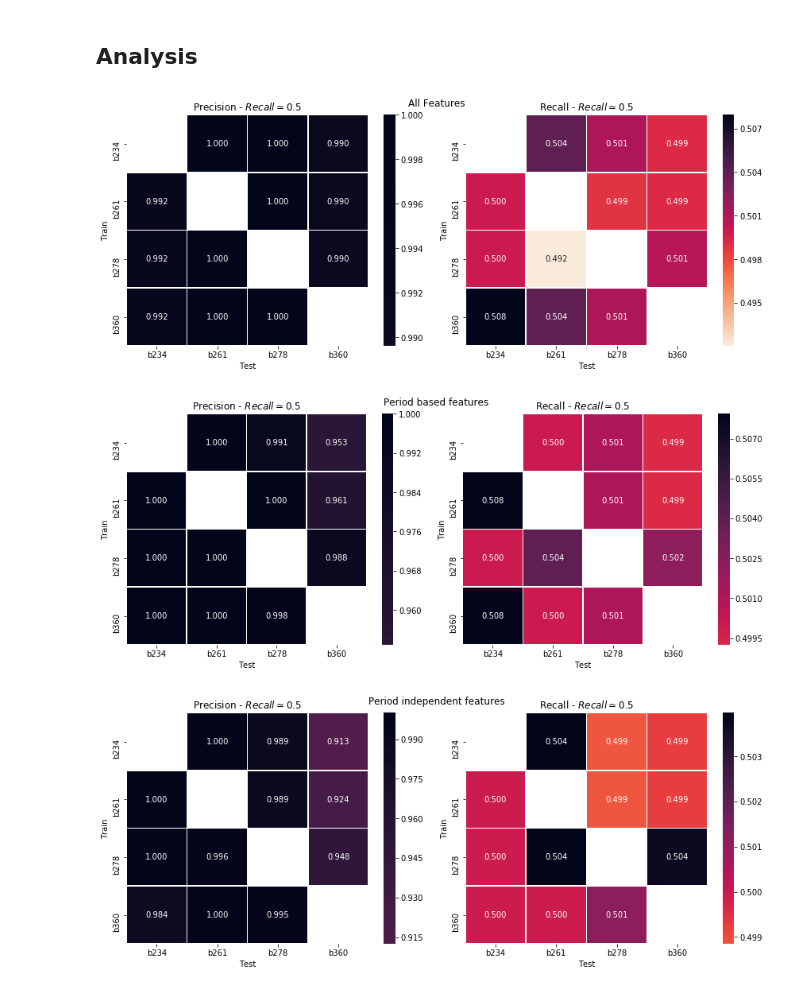
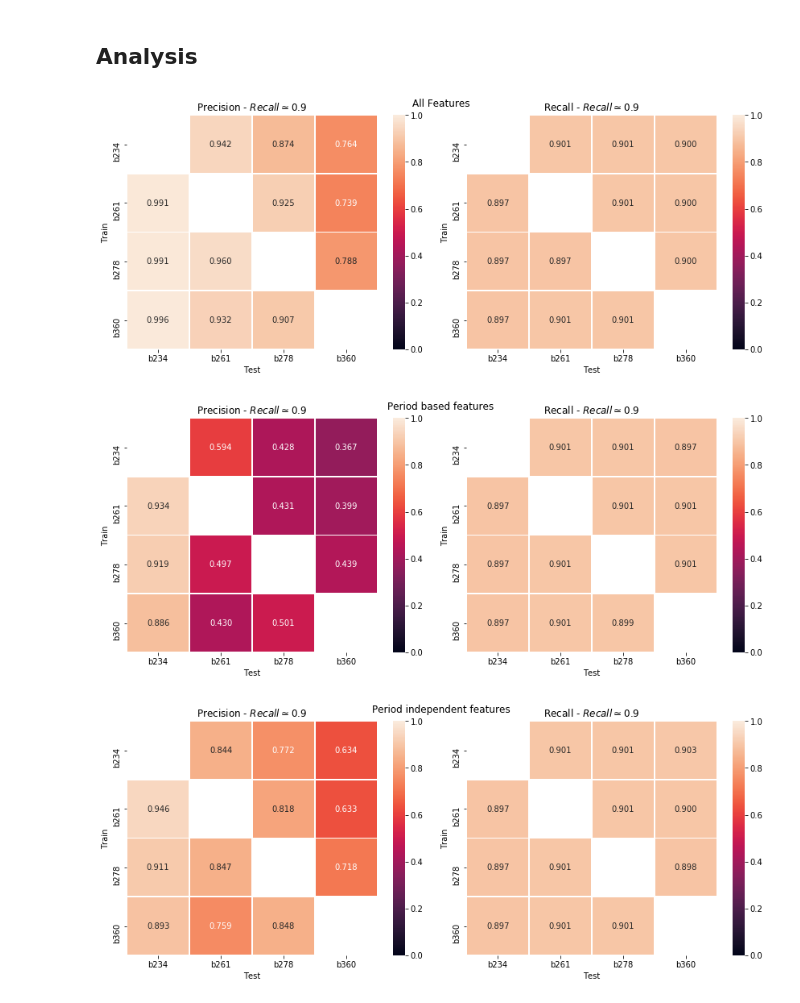
Before and after one commit to leliel12/How-far-can-we-can-go, a Jupyter notebook: 00_section_features_evaluation.ipynb, the cells around one changed output. Drawn from its saved outputs; the diff is of its cells as text; code cells hidden in the pictures.

```diff
--- a/00_section_features_evaluation.ipynb
+++ b/00_section_features_evaluation.ipynb
@@ -203,7 +203,7 @@ def as_df(data):
     return df
 
 def heatmap(ax, results, fp):
-    cmap = sns.cm.rocket_r
+    cmap = sns.cm.rocket
 
     fix_recall, fix_precs = {}, {}
     for r in results:
@@ -223,33 +223,33 @@ def heatmap(ax, results, fp):
     fix_precs = as_df(fix_precs)
     fix_recall = as_df(fix_recall)
 
-    sns.heatmap(fix_precs, annot=True, fmt='.3f',  linewidths=.5, ax=ax[0], cmap=cmap, center=prec_center)
+    sns.heatmap(fix_precs, annot=True, fmt='.3f',  linewidths=.5, ax=ax[0], cmap=cmap, center=.5, vmin=0., vmax=1.)
     ax[0].set_xlabel("Test")
     ax[0].set_title(u"Precision - $Recall\simeq{}$".format(fp))
 
-    sns.heatmap(fix_recall, annot=True, fmt='.3f', linewidths=.5, ax=ax[1], cmap=cmap, center=fp)
+    sns.heatmap(fix_recall, annot=True, fmt='.3f', linewidths=.5, ax=ax[1], cmap=cmap, center=.5, vmin=0., vmax=1.)
     ax[1].set_xlabel("Test")
     ax[1].set_title(u"Recall - $Recall\simeq{}$".format(fp))
 # %%
 fig, axes = plt.subplots(1, 2, figsize=(12, 5))
-heatmap(axes, all_features_results, 0.5)
+heatmap(axes, all_features_results, 0.90)
 fig.suptitle("All Features")
 fig.tight_layout()
 # %% [output]
-[figure, old version]
+[figure, new version]
 # %%
 fig, axes = plt.subplots(1, 2, figsize=(12, 5))
-heatmap(axes, period_results, 0.5)
+heatmap(axes, period_results, 0.90)
 fig.suptitle("Period based features")
 fig.tight_layout()
 # %% [output]
-[figure, old version]
+[figure, new version]
 # %%
 fig, axes = plt.subplots(1, 2, figsize=(12, 5))
-heatmap(axes, no_period_results, 0.5)
+heatmap(axes, no_period_results, 0.90)
 fig.suptitle("Period independent features")
 fig.tight_layout()
 # %% [output]
-[figure, old version]
+[figure, new version]
 # %%
 fig, axes = plt.subplots(1, 2, figsize=(12, 5))
```
Also changed, not shown: parts of 4 cells of this notebook.
